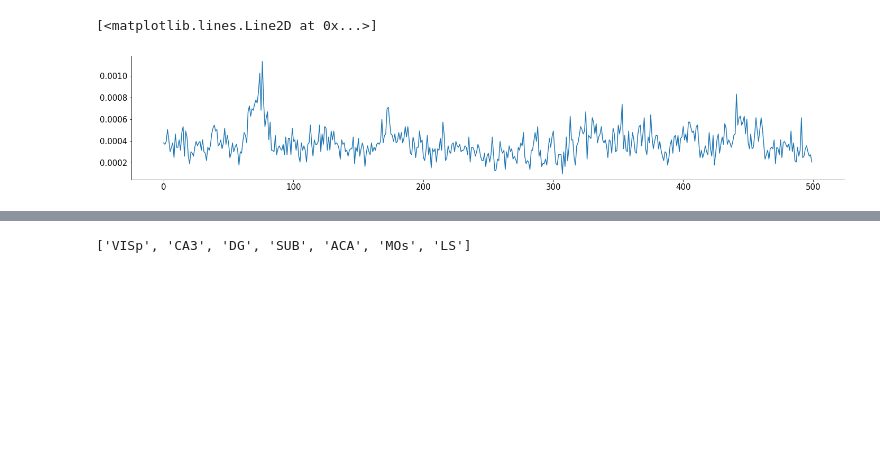
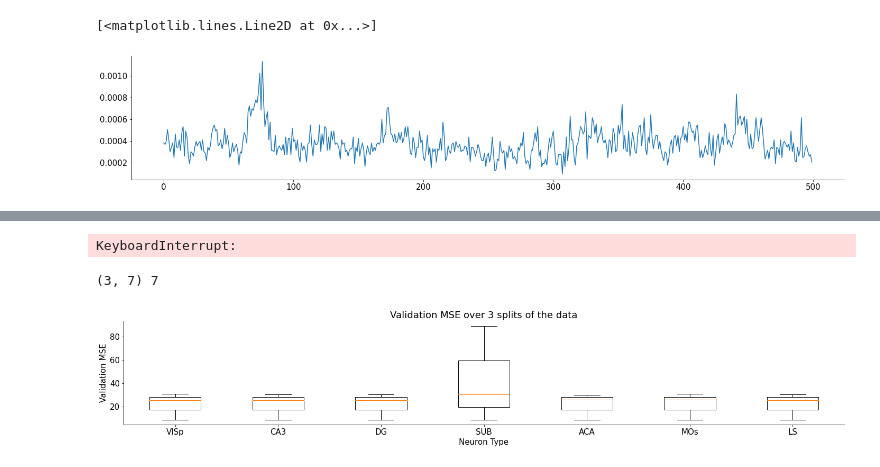
Before and after one commit to Enormous-Ferrets/steinmetz-analysis, a Jupyter notebook: himanshu/Systematic_nb.ipynb, the cells around one changed output, grey strips where cells are left out. Saved outputs shown, nothing was run; the diff lists cells and outputs as text; code cells hidden in the pictures; blank space fills up the shorter version.

```diff
--- a/himanshu/Systematic_nb.ipynb
+++ b/himanshu/Systematic_nb.ipynb
@@ -363,6 +374,11 @@ plot_spik_speed(areas['ACA']['spks_mean'][0],wheel_valid[0],np.ones_like(len(whe
 # %%
 labels=[key for key in areas]
 # %%
-labels
+
+wheel_valid=get_stacked_output_vec(wheel_valid)
+n_split=3
-# %% [output]
-['VISp', 'CA3', 'DG', 'SUB', 'ACA', 'MOs', 'LS']
+# %%
+
+validators=cross_validate_neuron_grp(areas,wheel_valid,3)
+# %% [output]
+KeyboardInterrupt:
@@ -368,0 +408,18 @@ labels
+# %%
+def stack_label_err(labels, validators):
+
+    stacked_= np.array(validators[0][labels[0]]).T
+    for label_ in range(1,len(labels)):
+
+        stacked_=np.column_stack([stacked_,np.array(validators[0][labels[label_]]).T])
+
+    return stacked_
+# %%
+bplt_dat=stack_label_err(labels, validators)
+print(bplt_dat.shape,len (labels))
+# %% [output]
+(3, 7) 7
+# %%
+plot_cross_validate_MSE(bplt_dat, labels, n_split)
+# %% [output]
+[figure, added]
```
Also changed, not shown: parts of 13 cells of this notebook.
